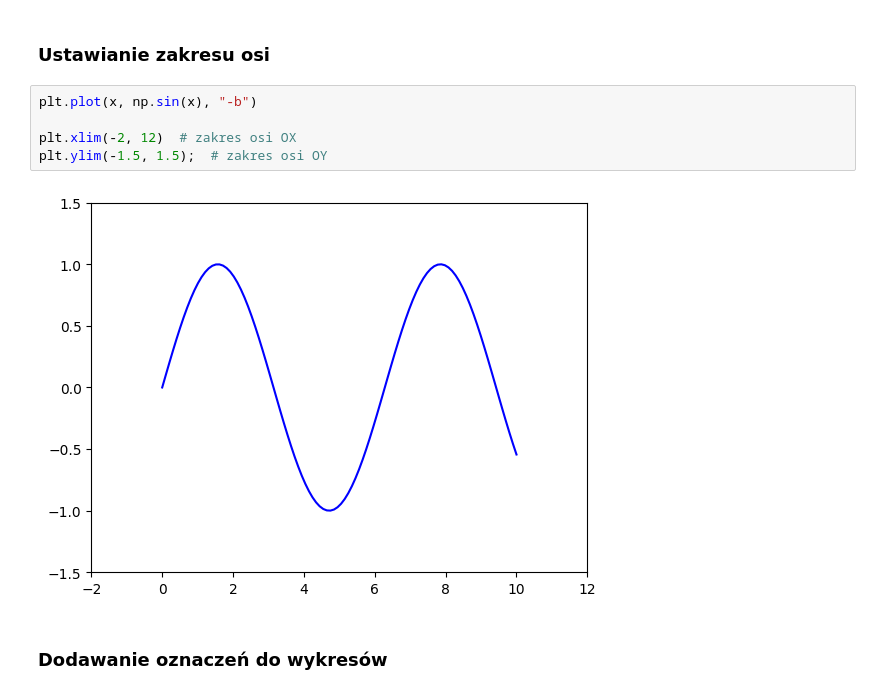
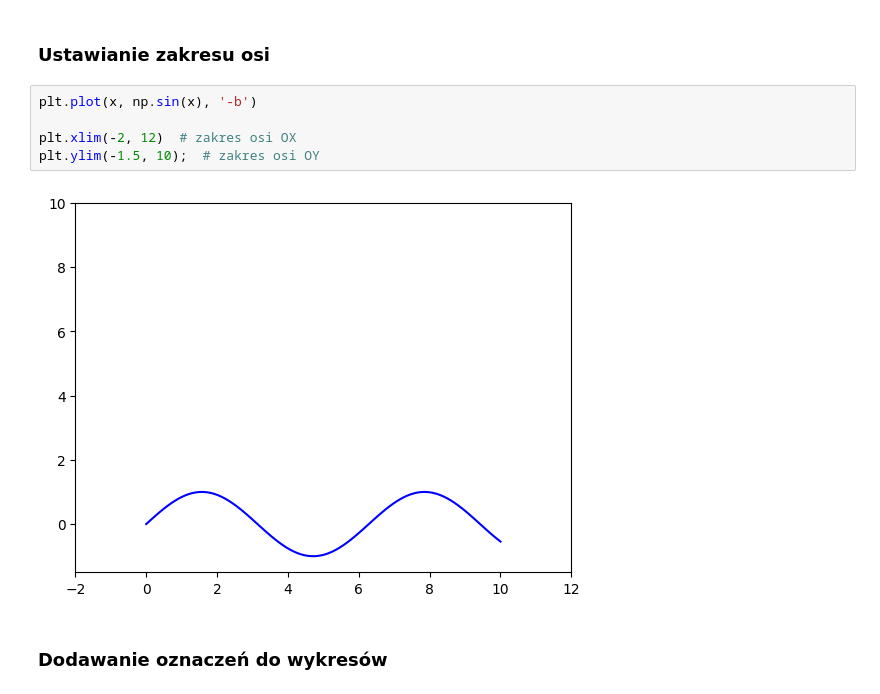
Before and after one commit to Szymon-Budziak/CodeBrainers, a Jupyter notebook: Data_science/Matplotlib.ipynb, the cells around one changed output. Drawn from its saved outputs; the diff is of its cells as text.

```diff
--- a/Data_science/Matplotlib.ipynb
+++ b/Data_science/Matplotlib.ipynb
@@ -140,12 +145,12 @@ plt.plot(x, x + 3, 'r:');
 # %% [markdown]
 ### Ustawianie zakresu osi
 # %%
-plt.plot(x, np.sin(x), "-b")
+plt.plot(x, np.sin(x), '-b')
 
 plt.xlim(-2, 12)  # zakres osi OX
-plt.ylim(-1.5, 1.5);  # zakres osi OY
+plt.ylim(-1.5, 10);  # zakres osi OY
 # %% [output]
-[figure, old version]
+[figure, new version]
 # %% [markdown]
 ### Dodawanie oznaczeń do wykresów
 # %%
```
Also changed, not shown: parts of 23 cells of this notebook, 1 other file.
